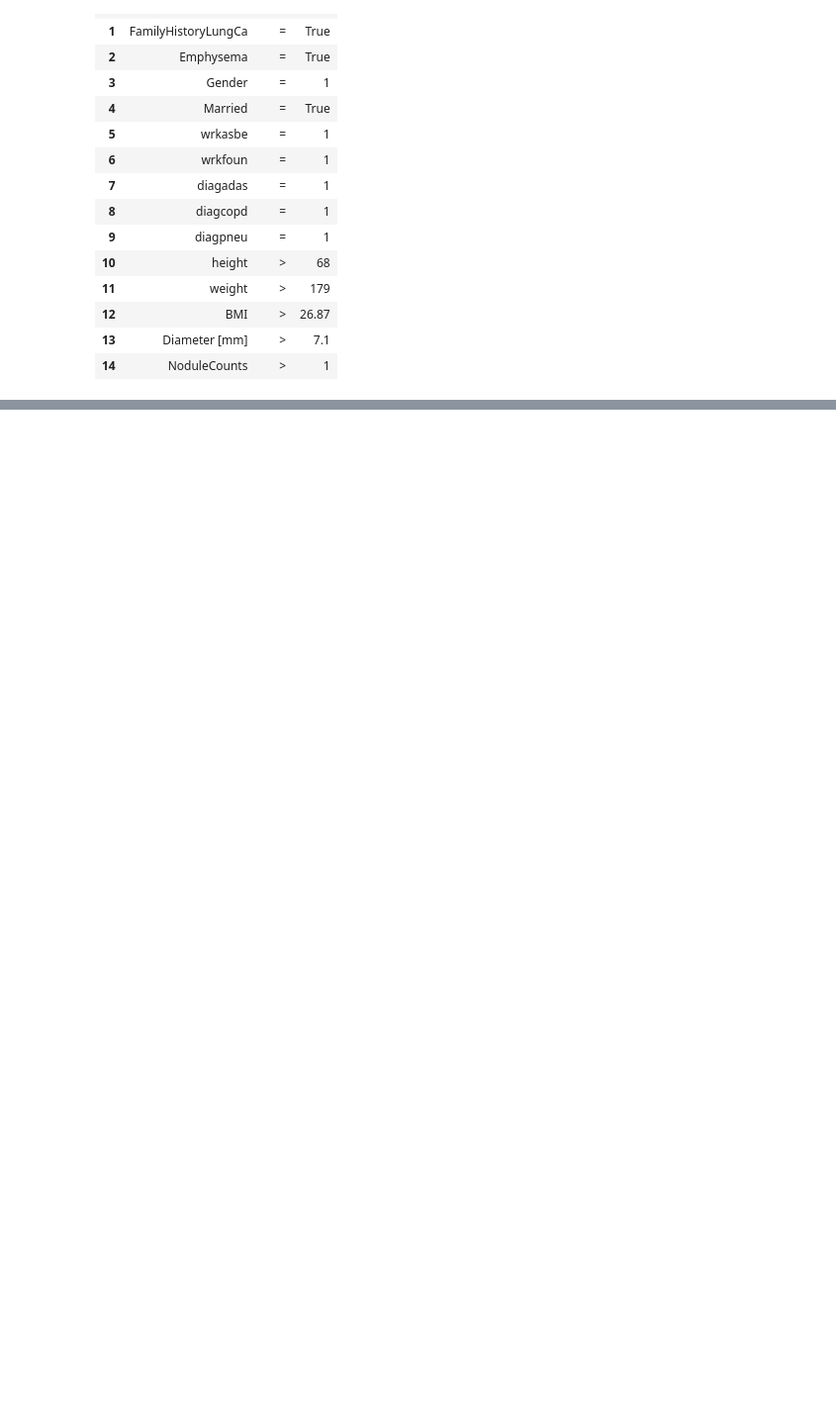
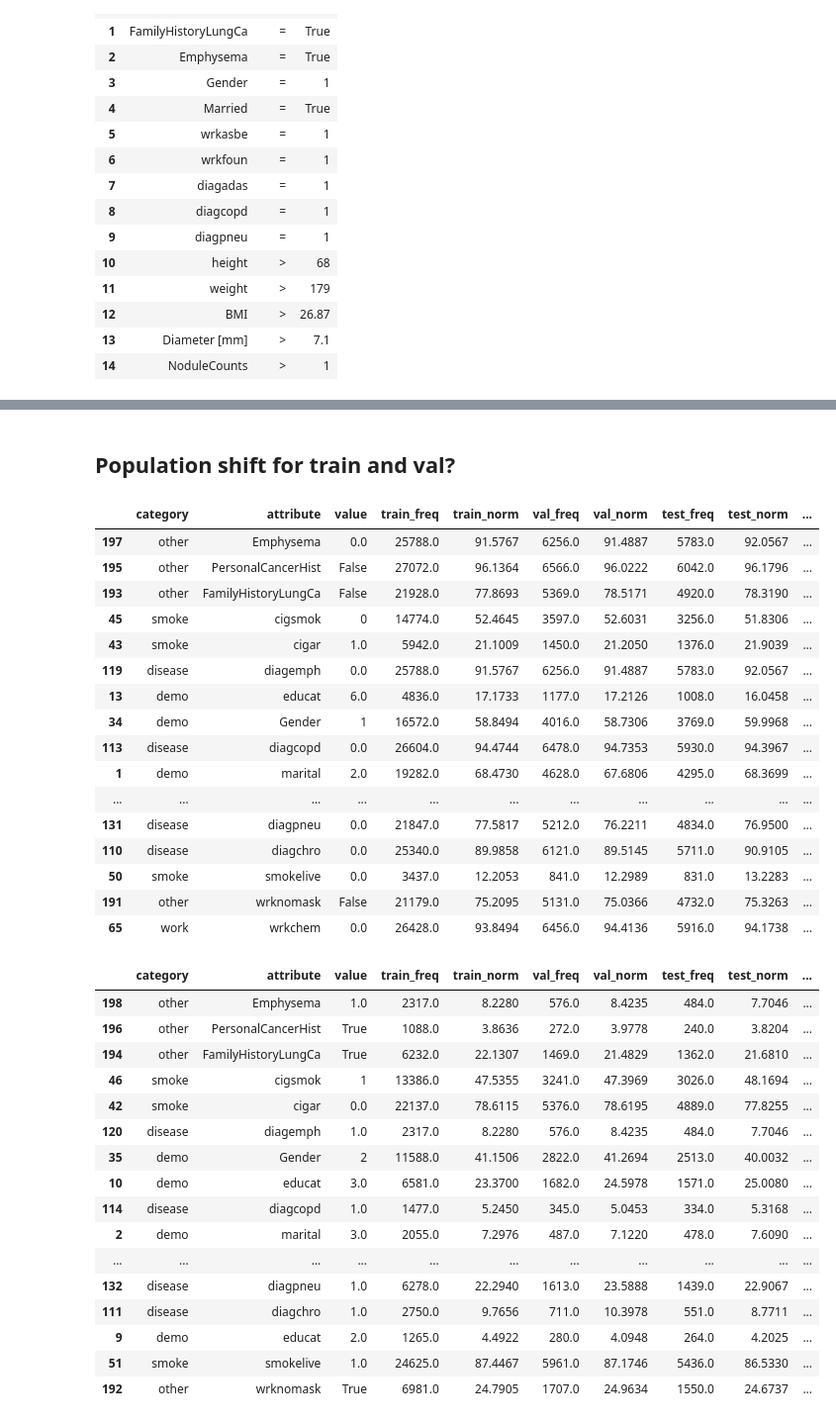
Before and after one commit to DIAGNijmegen/bodyct-lung-malignancy-fairness, a Jupyter notebook: nlst/nlst_traininfo.ipynb, the cells around one changed output, grey strips where cells are left out. Shown at 99% size. Drawn from its saved outputs; the diff is of its cells as text; code cells hidden in the pictures; blank space fills up the shorter version.

```diff
--- a/nlst/nlst_traininfo.ipynb
+++ b/nlst/nlst_traininfo.ipynb
@@ -534,0 +526,48 @@ utils.corrmat(sybil_train, cols, cols)
+# %% [markdown]
+## Population shift for train and val?
+# %%
+sybil_sets = {
+    "train":sybil_train,
+    "val":sybil_val,
+    "test":sybil_test,
+    "eval":kiran_data
+}
+# %%
+cat_demo_shift = combine_col_dfs(nlst_democols['cat'], cat_dist_df, sybil_sets)
+display(cat_demo_shift.sort_values(by='diff_norm_train_eval', ascending=False).head(20))
+cat_demo_shift.sort_values(by='diff_norm_train_eval', ascending=True).head(20)
+# %% [output]
+|  | category | attribute | value | train_freq | train_norm | val_freq | val_norm | test_freq | test_norm | ... |
+| 197 | other | Emphysema | 0.0 | 25788.0 | 91.5767 | 6256.0 | 91.4887 | 5783.0 | 92.0567 | ... |
+| 195 | other | PersonalCancerHist | False | 27072.0 | 96.1364 | 6566.0 | 96.0222 | 6042.0 | 96.1796 | ... |
+| 193 | other | FamilyHistoryLungCa | False | 21928.0 | 77.8693 | 5369.0 | 78.5171 | 4920.0 | 78.3190 | ... |
+| 45 | smoke | cigsmok | 0 | 14774.0 | 52.4645 | 3597.0 | 52.6031 | 3256.0 | 51.8306 | ... |
+| 43 | smoke | cigar | 1.0 | 5942.0 | 21.1009 | 1450.0 | 21.2050 | 1376.0 | 21.9039 | ... |
+| 119 | disease | diagemph | 0.0 | 25788.0 | 91.5767 | 6256.0 | 91.4887 | 5783.0 | 92.0567 | ... |
+| 13 | demo | educat | 6.0 | 4836.0 | 17.1733 | 1177.0 | 17.2126 | 1008.0 | 16.0458 | ... |
+| 34 | demo | Gender | 1 | 16572.0 | 58.8494 | 4016.0 | 58.7306 | 3769.0 | 59.9968 | ... |
+| 113 | disease | diagcopd | 0.0 | 26604.0 | 94.4744 | 6478.0 | 94.7353 | 5930.0 | 94.3967 | ... |
+| 1 | demo | marital | 2.0 | 19282.0 | 68.4730 | 4628.0 | 67.6806 | 4295.0 | 68.3699 | ... |
+| ... | ... | ... | ... | ... | ... | ... | ... | ... | ... | ... |
+| 131 | disease | diagpneu | 0.0 | 21847.0 | 77.5817 | 5212.0 | 76.2211 | 4834.0 | 76.9500 | ... |
+| 110 | disease | diagchro | 0.0 | 25340.0 | 89.9858 | 6121.0 | 89.5145 | 5711.0 | 90.9105 | ... |
+| 50 | smoke | smokelive | 0.0 | 3437.0 | 12.2053 | 841.0 | 12.2989 | 831.0 | 13.2283 | ... |
+| 191 | other | wrknomask | False | 21179.0 | 75.2095 | 5131.0 | 75.0366 | 4732.0 | 75.3263 | ... |
+| 65 | work | wrkchem | 0.0 | 26428.0 | 93.8494 | 6456.0 | 94.4136 | 5916.0 | 94.1738 | ... |
+|  | category | attribute | value | train_freq | train_norm | val_freq | val_norm | test_freq | test_norm | ... |
+| 198 | other | Emphysema | 1.0 | 2317.0 | 8.2280 | 576.0 | 8.4235 | 484.0 | 7.7046 | ... |
+| 196 | other | PersonalCancerHist | True | 1088.0 | 3.8636 | 272.0 | 3.9778 | 240.0 | 3.8204 | ... |
+| 194 | other | FamilyHistoryLungCa | True | 6232.0 | 22.1307 | 1469.0 | 21.4829 | 1362.0 | 21.6810 | ... |
+| 46 | smoke | cigsmok | 1 | 13386.0 | 47.5355 | 3241.0 | 47.3969 | 3026.0 | 48.1694 | ... |
+| 42 | smoke | cigar | 0.0 | 22137.0 | 78.6115 | 5376.0 | 78.6195 | 4889.0 | 77.8255 | ... |
+| 120 | disease | diagemph | 1.0 | 2317.0 | 8.2280 | 576.0 | 8.4235 | 484.0 | 7.7046 | ... |
+| 35 | demo | Gender | 2 | 11588.0 | 41.1506 | 2822.0 | 41.2694 | 2513.0 | 40.0032 | ... |
+| 10 | demo | educat | 3.0 | 6581.0 | 23.3700 | 1682.0 | 24.5978 | 1571.0 | 25.0080 | ... |
+| 114 | disease | diagcopd | 1.0 | 1477.0 | 5.2450 | 345.0 | 5.0453 | 334.0 | 5.3168 | ... |
+| 2 | demo | marital | 3.0 | 2055.0 | 7.2976 | 487.0 | 7.1220 | 478.0 | 7.6090 | ... |
+| ... | ... | ... | ... | ... | ... | ... | ... | ... | ... | ... |
+| 132 | disease | diagpneu | 1.0 | 6278.0 | 22.2940 | 1613.0 | 23.5888 | 1439.0 | 22.9067 | ... |
+| 111 | disease | diagchro | 1.0 | 2750.0 | 9.7656 | 711.0 | 10.3978 | 551.0 | 8.7711 | ... |
+| 9 | demo | educat | 2.0 | 1265.0 | 4.4922 | 280.0 | 4.0948 | 264.0 | 4.2025 | ... |
+| 51 | smoke | smokelive | 1.0 | 24625.0 | 87.4467 | 5961.0 | 87.1746 | 5436.0 | 86.5330 | ... |
+| 192 | other | wrknomask | True | 6981.0 | 24.7905 | 1707.0 | 24.9634 | 1550.0 | 24.6737 | ... |
```
Also changed, not shown: parts of 18 cells of this notebook.
